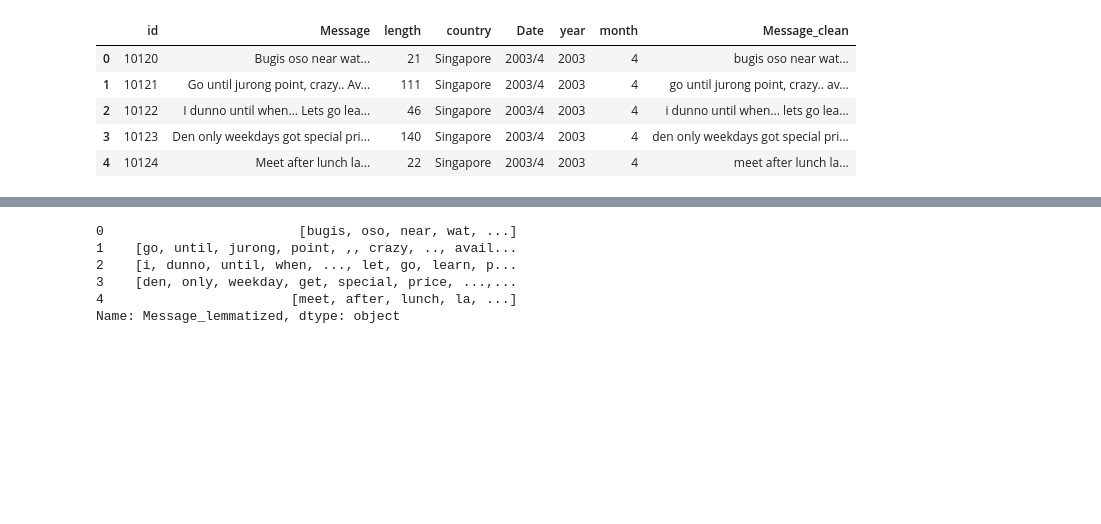
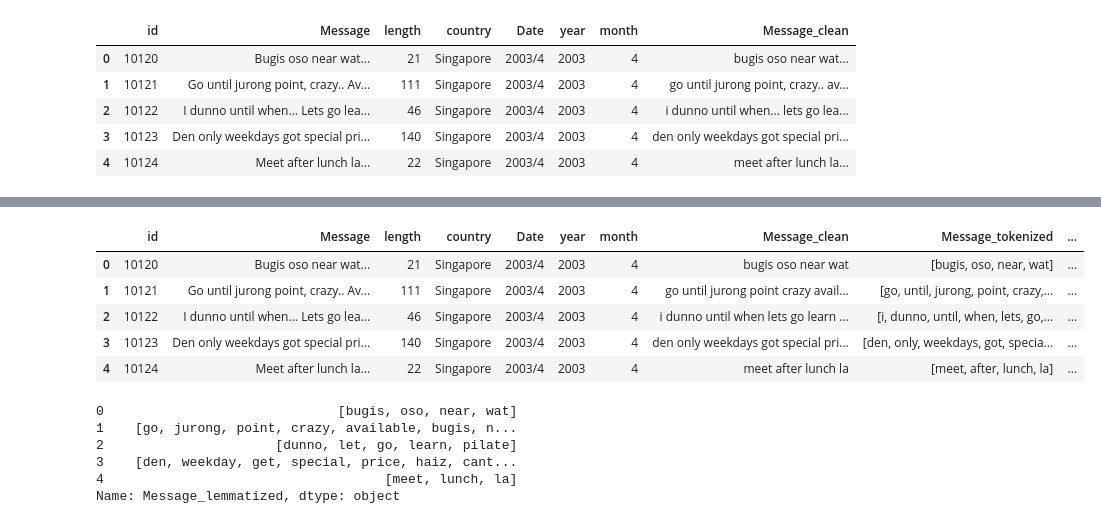
Before and after one commit to zariness00/Intro_to_NLP, a Jupyter notebook: Text-message-analysis/cleaning_data.ipynb, the cells around one changed output, grey strips where cells are left out. Saved outputs shown, nothing was run; the diff lists cells and outputs as text; code cells hidden in the pictures; blank space fills up the shorter version.

```diff
--- a/Text-message-analysis/cleaning_data.ipynb
+++ b/Text-message-analysis/cleaning_data.ipynb
@@ -152,3 +163,17 @@ df.head()
+# %%
+stop_words = set(stopwords.words('english'))
+def remove_stopwords(text):
+    return [word for word in text if word.lower() not in stop_words]
+
+df['Message_tokenized_nostop'] = df['Message_tokenized'].apply(lambda text: remove_stopwords(text))
+df.head()
+# %% [output]
+|  | id | Message | length | country | Date | year | month | Message_clean | Message_tokenized | ... |
+| 0 | 10120 | Bugis oso near wat... | 21 | Singapore | 2003/4 | 2003 | 4 | bugis oso near wat | [bugis, oso, near, wat] | ... |
+| 1 | 10121 | Go until jurong point, crazy.. Av... | 111 | Singapore | 2003/4 | 2003 | 4 | go until jurong point crazy avail... | [go, until, jurong, point, crazy,... | ... |
+| 2 | 10122 | I dunno until when... Lets go lea... | 46 | Singapore | 2003/4 | 2003 | 4 | i dunno until when lets go learn ... | [i, dunno, until, when, lets, go,... | ... |
+| 3 | 10123 | Den only weekdays got special pri... | 140 | Singapore | 2003/4 | 2003 | 4 | den only weekdays got special pri... | [den, only, weekdays, got, specia... | ... |
+| 4 | 10124 | Meet after lunch la... | 22 | Singapore | 2003/4 | 2003 | 4 | meet after lunch la | [meet, after, lunch, la] | ... |
 # %%
 lemmatizer = WordNetLemmatizer()
 from collections import Counter
@@ -164,13 +189,11 @@ def get_part_of_speech(word):
   most_likely_part_of_speech = pos_counts.most_common(1)[0][0]
   return most_likely_part_of_speech
 # %%
-df["Message_lemmatized"] = [list() for i in range(len(df["Message_tokenized"]))]
-# Loop over each row, gather up the tokenized text, go through the tokenized text word by word to lemmatize it (after
-# determining which part of speech the word most probably belongs to), and add the lemmatized word to the list in
-# Msg_token_nostop_lemmed for that particular row:
-for i in range(len(df['Message_tokenized'])):
+df["Message_lemmatized"] = [list() for i in range(len(df["Message_tokenized_nostop"]))]
+
+for i in range(len(df['Message_tokenized_nostop'])):
     # Pluck off the list of tokens corresponding to this particular row:
-    the_text = df.Message_tokenized.iloc[i]
+    the_text = df.Message_tokenized_nostop.iloc[i]
     # Loop over tokens in the current list of tokens:
     for word in the_text:
         # Lemmatize the token after first determining its likely part of speech:
@@ -180,9 +203,9 @@ for i in range(len(df['Message_tokenized'])):
 
 df.Message_lemmatized.head()
 # %% [output]
-0                         [bugis, oso, near, wat, ...]
-1    [go, until, jurong, point, ,, crazy, .., avail...
-2    [i, dunno, until, when, ..., let, go, learn, p...
-3    [den, only, weekday, get, special, price, ...,...
-4                        [meet, after, lunch, la, ...]
+0                              [bugis, oso, near, wat]
+1    [go, jurong, point, crazy, available, bugis, n...
+2                      [dunno, let, go, learn, pilate]
+3    [den, weekday, get, special, price, haiz, cant...
+4                                    [meet, lunch, la]
 Name: Message_lemmatized, dtype: object
```
Also changed, not shown: parts of 8 cells of this notebook, 3 other files.
